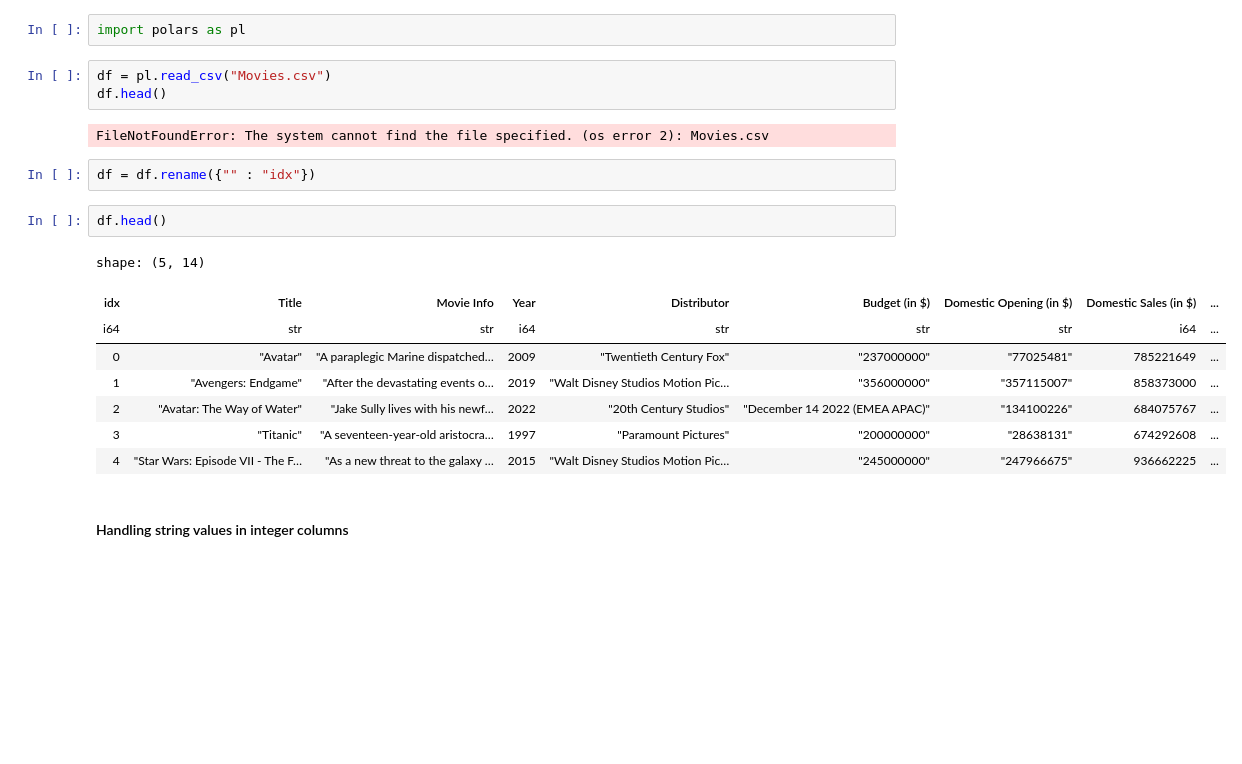
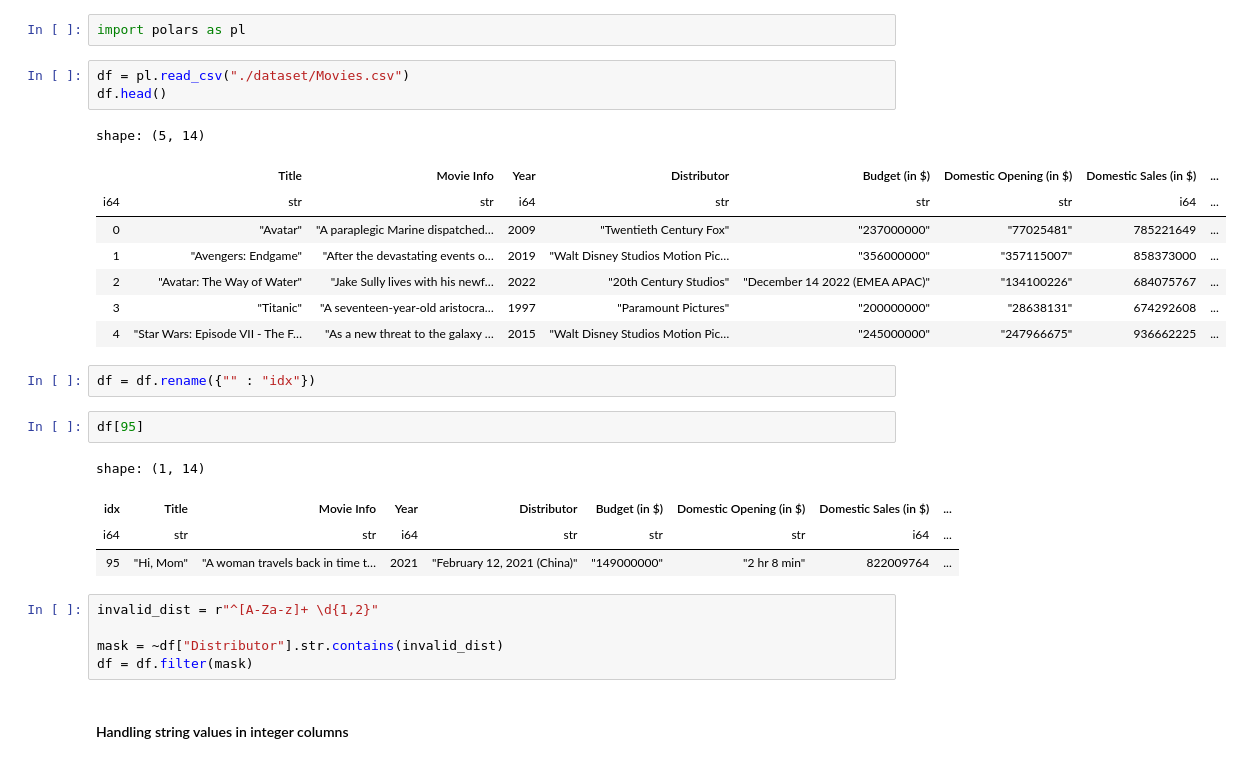
Before and after one commit to Jiyuu-da/movies_shiny_app, a Jupyter notebook: cleaning.ipynb, the cells around one changed output. Cells and saved outputs as stored; diff of their text form; blank space fills up the shorter version.

```diff
--- a/cleaning.ipynb
+++ b/cleaning.ipynb
@@ -1,23 +1,31 @@
 # %%
 import polars as pl
 # %%
-df = pl.read_csv("Movies.csv")
+df = pl.read_csv("./dataset/Movies.csv")
 df.head()
 # %% [output]
-FileNotFoundError: The system cannot find the file specified. (os error 2): Movies.csv
+shape: (5, 14)
+|  | Title | Movie Info | Year | Distributor | Budget (in $) | Domestic Opening (in $) | Domestic Sales (in $) | ... |
+| i64 | str | str | i64 | str | str | str | i64 | ... |
+| 0 | "Avatar" | "A paraplegic Marine dispatched… | 2009 | "Twentieth Century Fox" | "237000000" | "77025481" | 785221649 | ... |
+| 1 | "Avengers: Endgame" | "After the devastating events o… | 2019 | "Walt Disney Studios Motion Pic… | "356000000" | "357115007" | 858373000 | ... |
+| 2 | "Avatar: The Way of Water" | "Jake Sully lives with his newf… | 2022 | "20th Century Studios" | "December 14 2022 (EMEA APAC)" | "134100226" | 684075767 | ... |
+| 3 | "Titanic" | "A seventeen-year-old aristocra… | 1997 | "Paramount Pictures" | "200000000" | "28638131" | 674292608 | ... |
+| 4 | "Star Wars: Episode VII - The F… | "As a new threat to the galaxy … | 2015 | "Walt Disney Studios Motion Pic… | "245000000" | "247966675" | 936662225 | ... |
 # %%
 df = df.rename({"" : "idx"})
 # %%
-df.head()
+df[95]
 # %% [output]
-shape: (5, 14)
+shape: (1, 14)
 | idx | Title | Movie Info | Year | Distributor | Budget (in $) | Domestic Opening (in $) | Domestic Sales (in $) | ... |
 | i64 | str | str | i64 | str | str | str | i64 | ... |
-| 0 | "Avatar" | "A paraplegic Marine dispatched… | 2009 | "Twentieth Century Fox" | "237000000" | "77025481" | 785221649 | ... |
-| 1 | "Avengers: Endgame" | "After the devastating events o… | 2019 | "Walt Disney Studios Motion Pic… | "356000000" | "357115007" | 858373000 | ... |
-| 2 | "Avatar: The Way of Water" | "Jake Sully lives with his newf… | 2022 | "20th Century Studios" | "December 14 2022 (EMEA APAC)" | "134100226" | 684075767 | ... |
-| 3 | "Titanic" | "A seventeen-year-old aristocra… | 1997 | "Paramount Pictures" | "200000000" | "28638131" | 674292608 | ... |
-| 4 | "Star Wars: Episode VII - The F… | "As a new threat to the galaxy … | 2015 | "Walt Disney Studios Motion Pic… | "245000000" | "247966675" | 936662225 | ... |
+| 95 | "Hi, Mom" | "A woman travels back in time t… | 2021 | "February 12, 2021 (China)" | "149000000" | "2 hr 8 min" | 822009764 | ... |
+# %%
+invalid_dist = r"^[A-Za-z]+ \d{1,2}"
+
+mask = ~df["Distributor"].str.contains(invalid_dist)
+df = df.filter(mask)
 # %% [markdown]
 #### Handling string values in integer columns
 # %%
```
Also changed, not shown: parts of 5 cells of this notebook, 2 other files.
